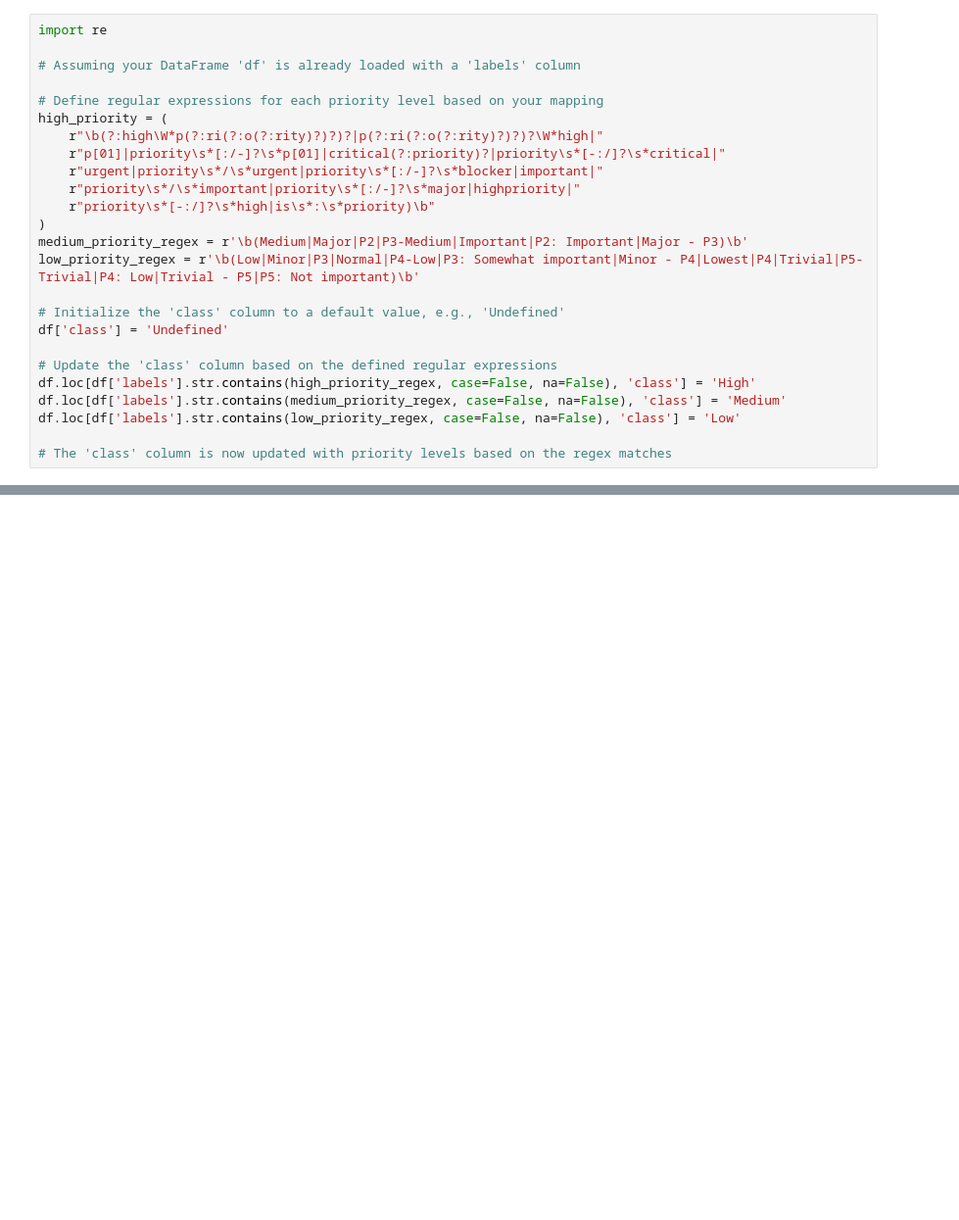
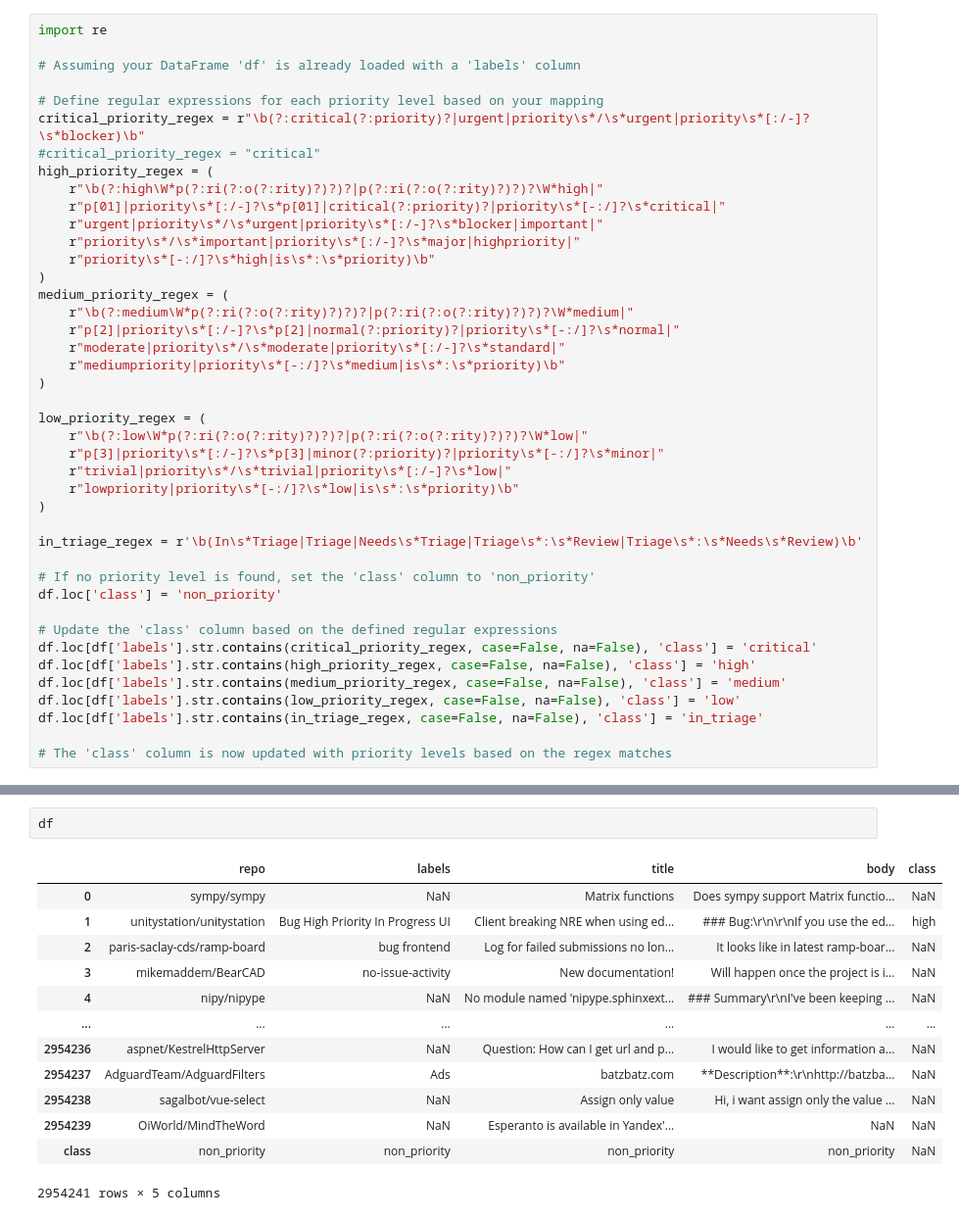
Before and after one commit to Kristmh/thesis_code, a Jupyter notebook: priority/dataset_creation/more_high/03_group_labels.ipynb, the cells around one changed output, grey strips where cells are left out. Shown: that part at 98% size. Cells and saved outputs as stored; diff of their text form; blank space fills up the shorter version.

```diff
--- a/priority/dataset_creation/more_high/03_group_labels.ipynb
+++ b/priority/dataset_creation/more_high/03_group_labels.ipynb
@@ -12,22 +40,39 @@ import re
 # Assuming your DataFrame 'df' is already loaded with a 'labels' column
 
 # Define regular expressions for each priority level based on your mapping
-high_priority = (
+critical_priority_regex = r"\b(?:critical(?:priority)?|urgent|priority\s*/\s*urgent|priority\s*[:/-]?\s*blocker)\b"
+#critical_priority_regex = "critical"
+high_priority_regex = (
     r"\b(?:high\W*p(?:ri(?:o(?:rity)?)?)?|p(?:ri(?:o(?:rity)?)?)?\W*high|"
     r"p[01]|priority\s*[:/-]?\s*p[01]|critical(?:priority)?|priority\s*[-:/]?\s*critical|"
     r"urgent|priority\s*/\s*urgent|priority\s*[:/-]?\s*blocker|important|"
     r"priority\s*/\s*important|priority\s*[:/-]?\s*major|highpriority|"
     r"priority\s*[-:/]?\s*high|is\s*:\s*priority)\b"
 )
-medium_priority_regex = r'\b(Medium|Major|P2|P3-Medium|Important|P2: Important|Major - P3)\b'
-low_priority_regex = r'\b(Low|Minor|P3|Normal|P4-Low|P3: Somewhat important|Minor - P4|Lowest|P4|Trivial|P5-Trivial|P4: Low|Trivial - P5|P5: Not important)\b'
+medium_priority_regex = (
+    r"\b(?:medium\W*p(?:ri(?:o(?:rity)?)?)?|p(?:ri(?:o(?:rity)?)?)?\W*medium|"
+    r"p[2]|priority\s*[:/-]?\s*p[2]|normal(?:priority)?|priority\s*[-:/]?\s*normal|"
+    r"moderate|priority\s*/\s*moderate|priority\s*[:/-]?\s*standard|"
+    r"mediumpriority|priority\s*[-:/]?\s*medium|is\s*:\s*priority)\b"
+)
 
-# Initialize the 'class' column to a default value, e.g., 'Undefined'
-df['class'] = 'Undefined'
+low_priority_regex = (
+    r"\b(?:low\W*p(?:ri(?:o(?:rity)?)?)?|p(?:ri(?:o(?:rity)?)?)?\W*low|"
+    r"p[3]|priority\s*[:/-]?\s*p[3]|minor(?:priority)?|priority\s*[-:/]?\s*minor|"
+    r"trivial|priority\s*/\s*trivial|priority\s*[:/-]?\s*low|"
+    r"lowpriority|priority\s*[-:/]?\s*low|is\s*:\s*priority)\b"
+)
+
+in_triage_regex = r'\b(In\s*Triage|Triage|Needs\s*Triage|Triage\s*:\s*Review|Triage\s*:\s*Needs\s*Review)\b'
+
+# If no priority level is found, set the 'class' column to 'non_priority'
+df.loc['class'] = 'non_priority'
 
 # Update the 'class' column based on the defined regular expressions
-df.loc[df['labels'].str.contains(high_priority_regex, case=False, na=False), 'class'] = 'High'
-df.loc[df['labels'].str.contains(medium_priority_regex, case=False, na=False), 'class'] = 'Medium'
-df.loc[df['labels'].str.contains(low_priority_regex, case=False, na=False), 'class'] = 'Low'
+df.loc[df['labels'].str.contains(critical_priority_regex, case=False, na=False), 'class'] = 'critical'
+df.loc[df['labels'].str.contains(high_priority_regex, case=False, na=False), 'class'] = 'high'
+df.loc[df['labels'].str.contains(medium_priority_regex, case=False, na=False), 'class'] = 'medium'
+df.loc[df['labels'].str.contains(low_priority_regex, case=False, na=False), 'class'] = 'low'
+df.loc[df['labels'].str.contains(in_triage_regex, case=False, na=False), 'class'] = 'in_triage'
 
 # The 'class' column is now updated with priority levels based on the regex matches
@@ -58,0 +267,16 @@ df.value_counts('class').to_frame()
+# %%
+df
+# %% [output]
+|  | repo | labels | title | body | class |
+| 0 | sympy/sympy | NaN | Matrix functions | Does sympy support Matrix functio... | NaN |
+| 1 | unitystation/unitystation | Bug High Priority In Progress UI | Client breaking NRE when using ed... | ### Bug:\r\n\r\nIf you use the ed... | high |
+| 2 | paris-saclay-cds/ramp-board | bug frontend | Log for failed submissions no lon... | It looks like in latest ramp-boar... | NaN |
+| 3 | mikemaddem/BearCAD | no-issue-activity | New documentation! | Will happen once the project is i... | NaN |
+| 4 | nipy/nipype | NaN | No module named 'nipype.sphinxext... | ### Summary\r\nI've been keeping ... | NaN |
+| ... | ... | ... | ... | ... | ... |
+| 2954236 | aspnet/KestrelHttpServer | NaN | Question: How can I get url and p... | I would like to get information a... | NaN |
+| 2954237 | AdguardTeam/AdguardFilters | Ads | batzbatz.com | **Description**:\r\nhttp://batzba... | NaN |
+| 2954238 | sagalbot/vue-select | NaN | Assign only value | Hi, i want assign only the value ... | NaN |
+| 2954239 | OiWorld/MindTheWord | NaN | Esperanto is available in Yandex'... | NaN | NaN |
+| class | non_priority | non_priority | non_priority | non_priority | NaN |
+2954241 rows × 5 columns
```
Also changed, not shown: parts of 15 cells of this notebook.
